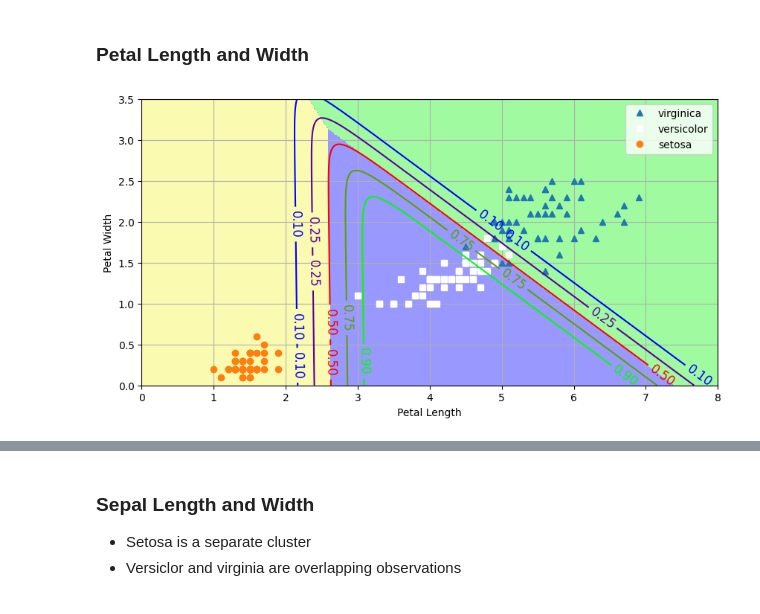
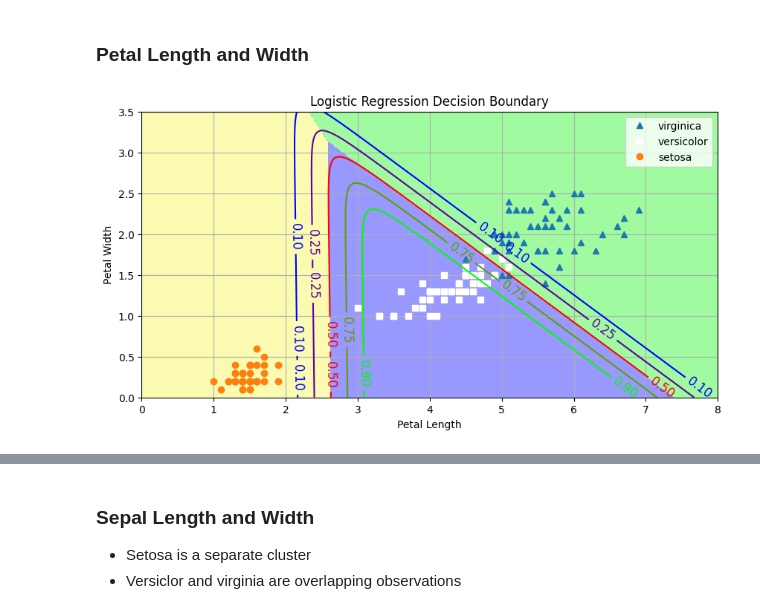
Before and after one commit to opendroid/ml, a Jupyter notebook: regression/logistic/ex10_handson.ipynb, the cells around one changed output, grey strips where cells are left out. Cells and saved outputs as stored; diff of their text form; code cells hidden in the pictures.

```diff
--- a/regression/logistic/ex10_handson.ipynb
+++ b/regression/logistic/ex10_handson.ipynb
@@ -52,24 +53,25 @@ species = soft_max_model.predict(np.c_[x0.ravel(), x1.ravel()]).reshape(x0.shape
 # %%
 from matplotlib.colors import ListedColormap
 custom_cmap = ListedColormap(['#fafab0', '#9898ff', '#a0faa0'])
 
 # Draw scatterplot of setosa_petal_length, setosa_petal_width
 fig = plt.figure(figsize=(10, 5))
 plt.plot(virginica_petal_length, virginica_petal_width, '^', label='virginica')
 plt.plot(versicolor_petal_length, versicolor_petal_width, 'ws', label='versicolor')
 plt.plot(setosa_petal_length, setosa_petal_width, 'o', label='setosa')
 
 # Plot the color for each species identified for 500x200=100K points on map
 plt.contourf(x0, x1, species, cmap=custom_cmap)
 # Plot the contour for each species identified for 500x200=100K points on map
 contour = plt.contour(x0, x1, probs, levels=[0.1, 0.25, 0.5, 0.75, 0.9], cmap=plt.cm.brg)
 plt.clabel(contour, inline=1, fontsize=12)
 
 plt.clabel(contour, inline=1, fontsize=12)
 plt.xlabel('Petal Length')
 plt.ylabel('Petal Width')
+plt.title('Logistic Regression Decision Boundary')
 plt.grid(True)
 plt.legend()
 plt.show()
 # %% [output]
-[figure, old version]
+[figure, new version]
```
Also changed, not shown: parts of 4 cells of this notebook, 1 other file.
